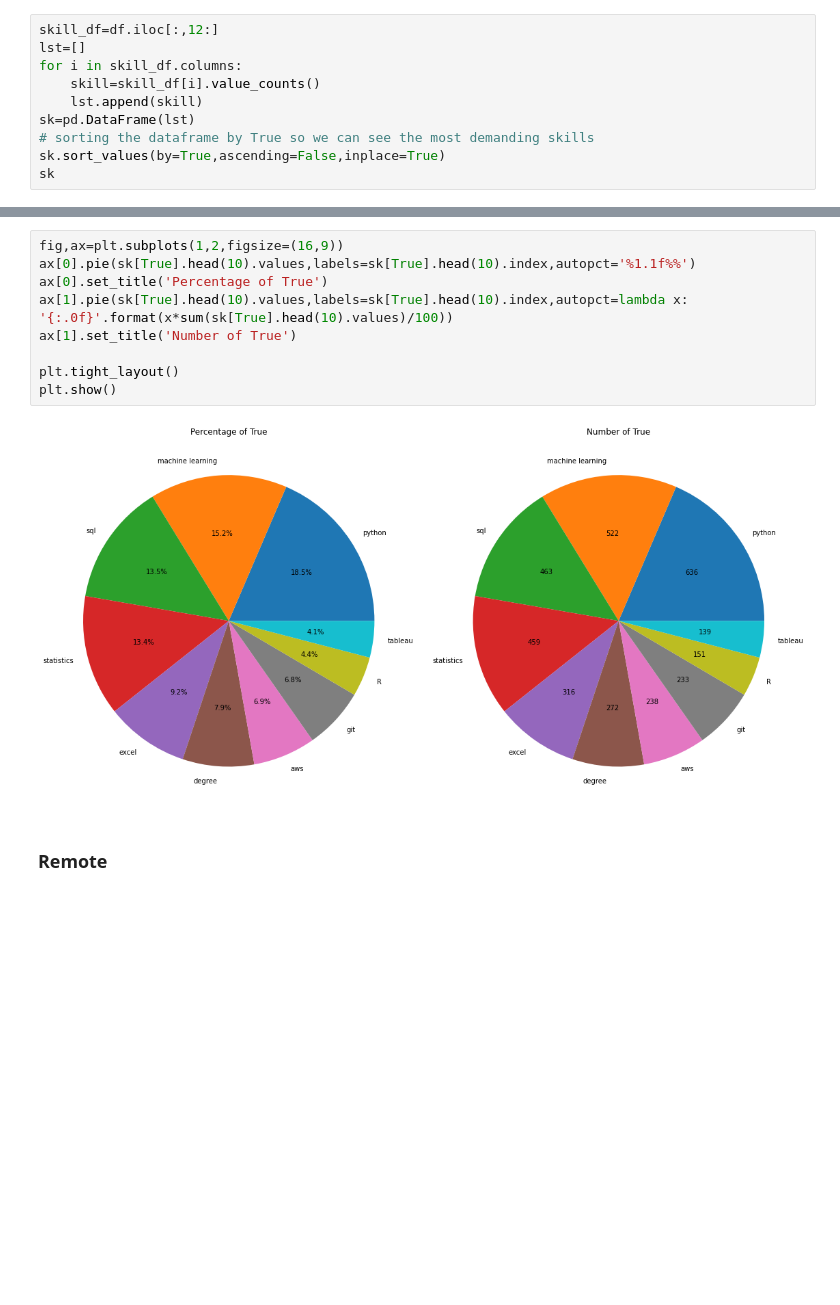
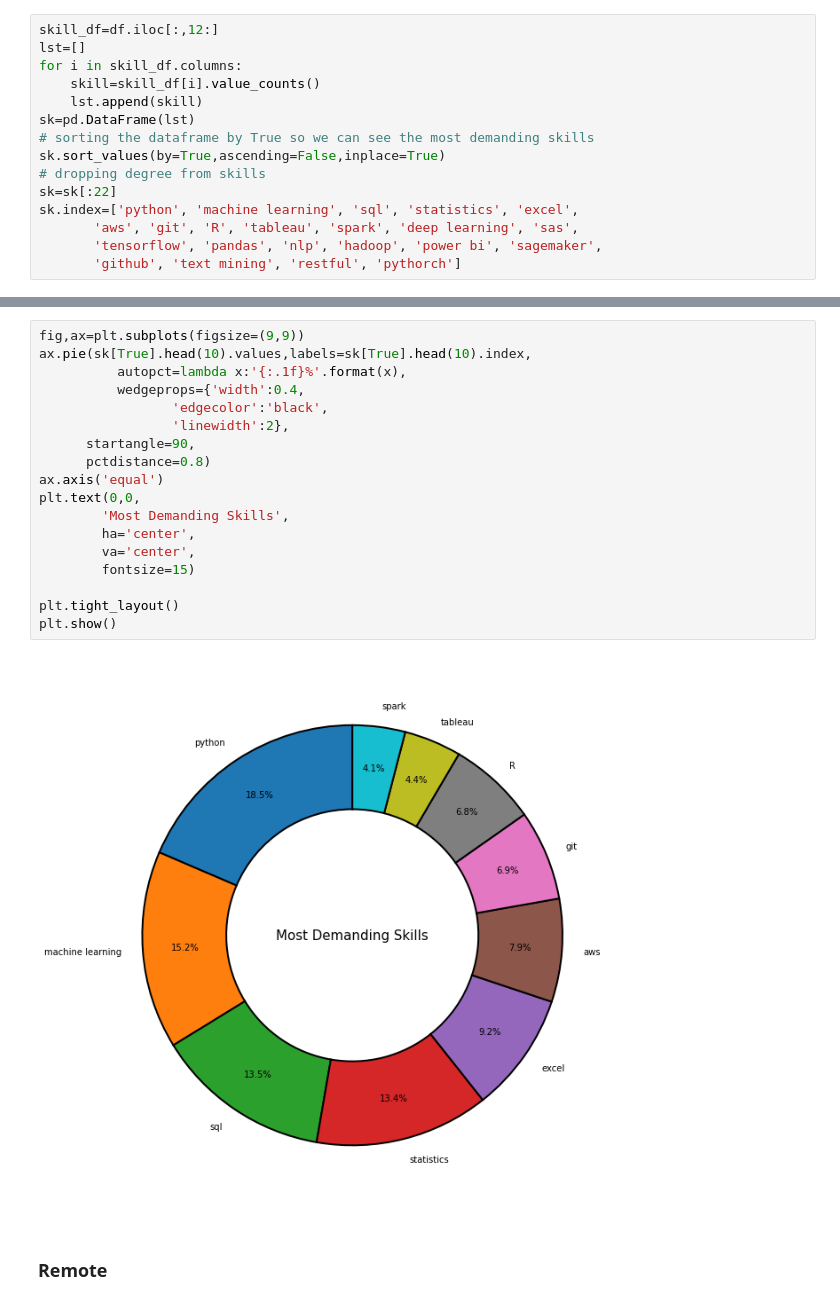
Before and after one commit to raminstad/job_analysis, a Jupyter notebook: EDA.ipynb, the cells around one changed output, grey strips where cells are left out. Drawn from its saved outputs; the diff is of its cells as text; blank space fills up the shorter version.

```diff
--- a/EDA.ipynb
+++ b/EDA.ipynb
@@ -105,4 +111,9 @@ for i in skill_df.columns:
 sk=pd.DataFrame(lst)
 # sorting the dataframe by True so we can see the most demanding skills
 sk.sort_values(by=True,ascending=False,inplace=True)
-sk
+# dropping degree from skills
+sk=sk[:22]
+sk.index=['python', 'machine learning', 'sql', 'statistics', 'excel',
+       'aws', 'git', 'R', 'tableau', 'spark', 'deep learning', 'sas',
+       'tensorflow', 'pandas', 'nlp', 'hadoop', 'power bi', 'sagemaker',
+       'github', 'text mining', 'restful', 'pythorch']
@@ -127,14 +120,23 @@ sk
 # %%
-fig,ax=plt.subplots(1,2,figsize=(16,9))
-ax[0].pie(sk[True].head(10).values,labels=sk[True].head(10).index,autopct='%1.1f%%')
-ax[0].set_title('Percentage of True')
-ax[1].pie(sk[True].head(10).values,labels=sk[True].head(10).index,autopct=lambda x: '{:.0f}'.format(x*sum(sk[True].head(10).values)/100))
-ax[1].set_title('Number of True')
+fig,ax=plt.subplots(figsize=(9,9))
+ax.pie(sk[True].head(10).values,labels=sk[True].head(10).index,
+          autopct=lambda x:'{:.1f}%'.format(x),
+          wedgeprops={'width':0.4,
+                 'edgecolor':'black',
+                 'linewidth':2},
+      startangle=90,
+      pctdistance=0.8)
+ax.axis('equal')
+plt.text(0,0,
+        'Most Demanding Skills',
+        ha='center',
+        va='center',
+        fontsize=15)
 
 plt.tight_layout()
 plt.show()
 # %% [output]
-[figure, old version]
+[figure, new version]
 # %% [markdown]
 ### Remote
 # %%
```
Also changed, not shown: parts of 27 cells of this notebook, 1 other file.
